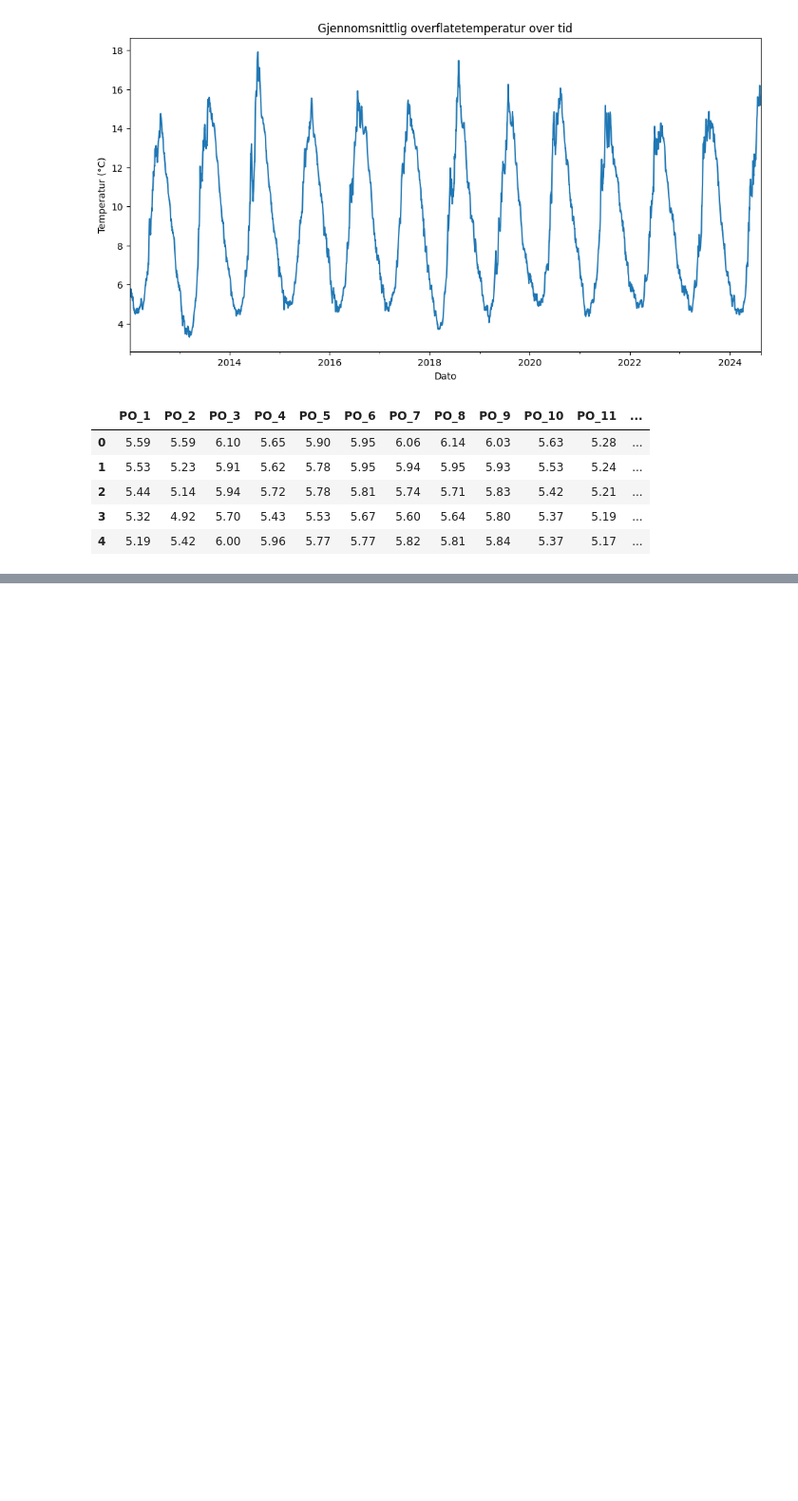
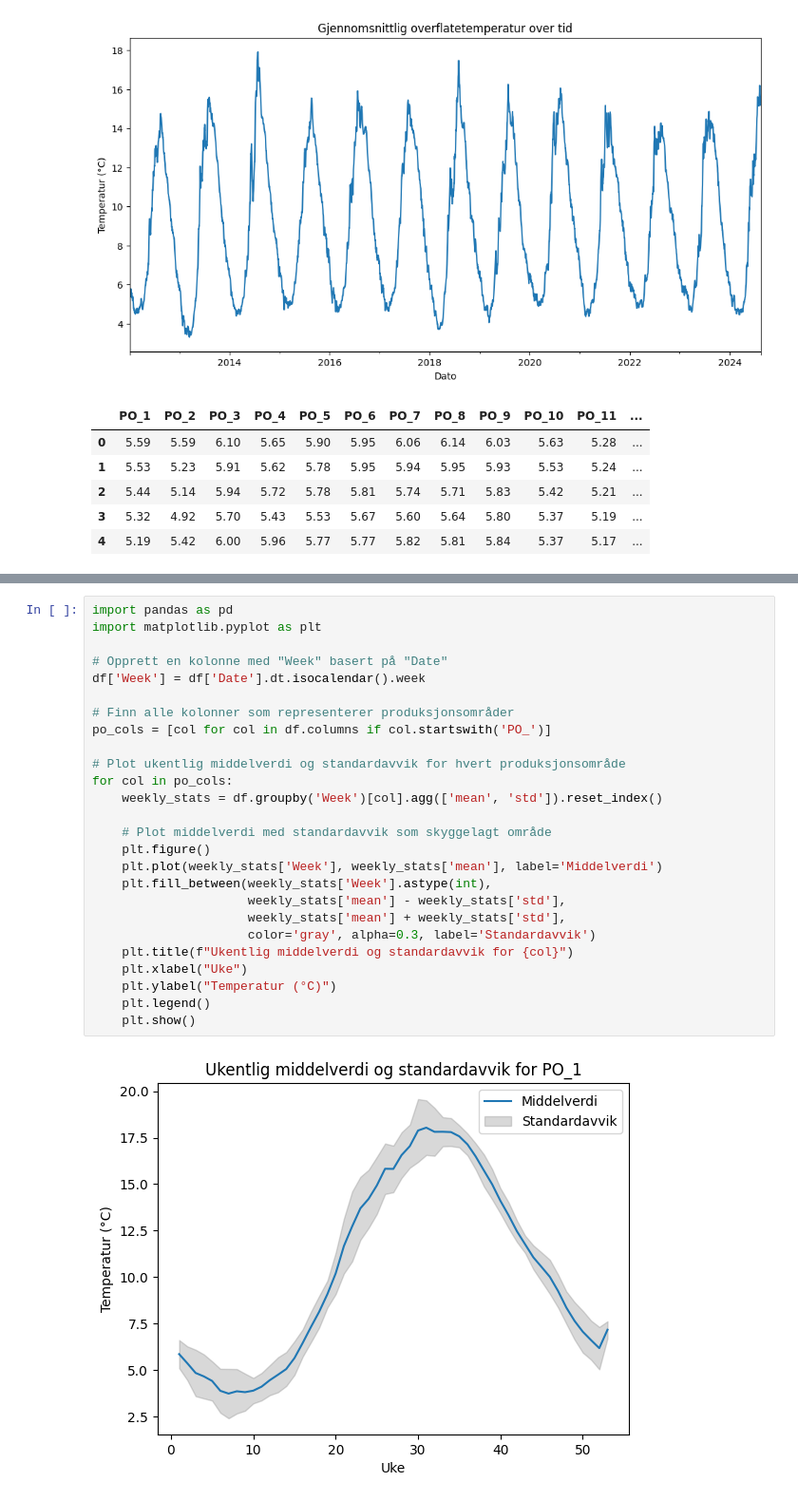
Before and after one commit to kavlikaviar/Bachelor, a Jupyter notebook: bachelor_havtemp.ipynb, the cells around one changed output, grey strips where cells are left out. Shown at 95% size. Drawn from its saved outputs; the diff is of its cells as text; blank space fills up the shorter version.

```diff
--- a/bachelor_havtemp.ipynb
+++ b/bachelor_havtemp.ipynb
@@ -38,0 +86,28 @@ df.head()
+# %%
+import pandas as pd
+import matplotlib.pyplot as plt
+
+# Opprett en kolonne med "Week" basert på "Date"
+df['Week'] = df['Date'].dt.isocalendar().week
+
+# Finn alle kolonner som representerer produksjonsområder
+po_cols = [col for col in df.columns if col.startswith('PO_')]
+
+# Plot ukentlig middelverdi og standardavvik for hvert produksjonsområde
+for col in po_cols:
+    weekly_stats = df.groupby('Week')[col].agg(['mean', 'std']).reset_index()
+
+    # Plot middelverdi med standardavvik som skyggelagt område
+    plt.figure()
+    plt.plot(weekly_stats['Week'], weekly_stats['mean'], label='Middelverdi')
+    plt.fill_between(weekly_stats['Week'].astype(int),
+                     weekly_stats['mean'] - weekly_stats['std'],
+                     weekly_stats['mean'] + weekly_stats['std'],
+                     color='gray', alpha=0.3, label='Standardavvik')
+    plt.title(f"Ukentlig middelverdi og standardavvik for {col}")
+    plt.xlabel("Uke")
+    plt.ylabel("Temperatur (°C)")
+    plt.legend()
+    plt.show()
+# %% [output]
+[figure, added]
```
Also changed, not shown: parts of 4 cells of this notebook, 3 other files.
